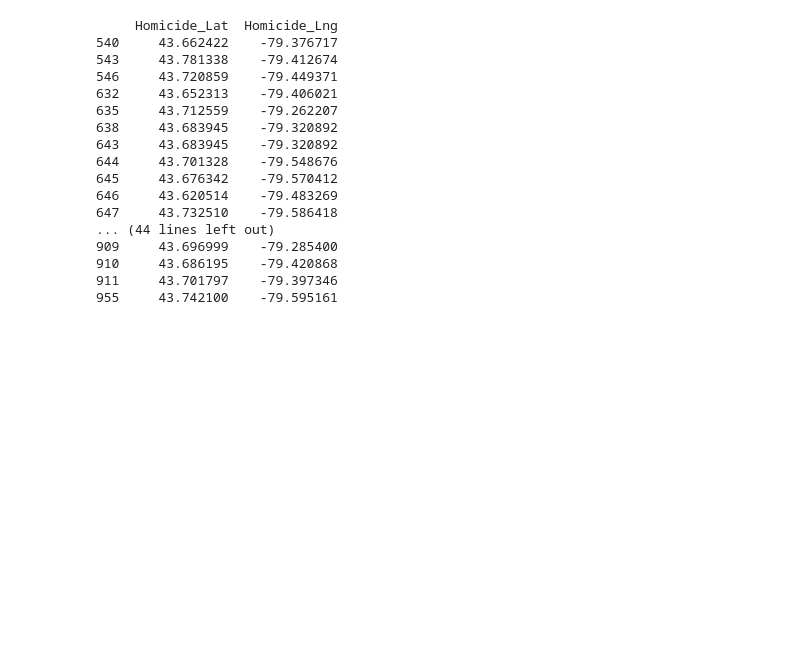
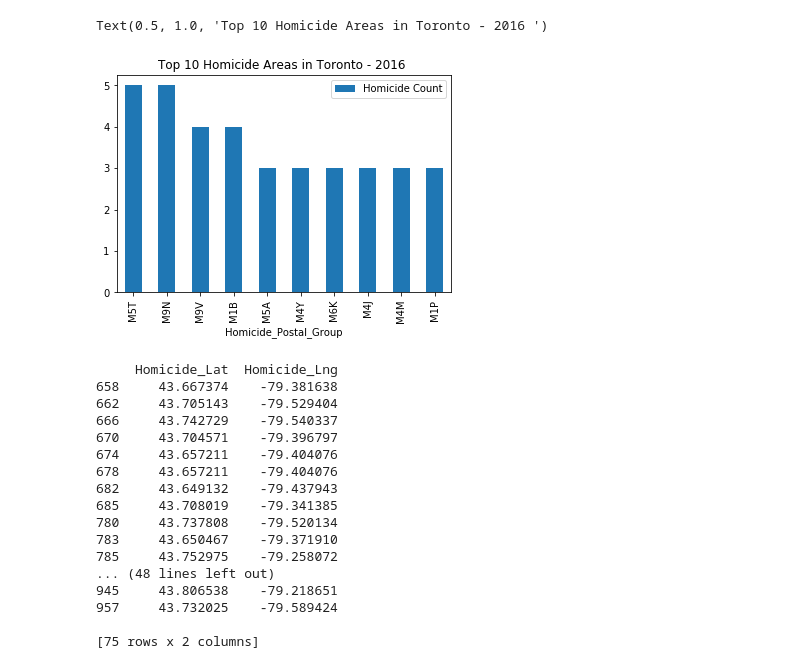
Before and after one commit to valltomm/Bootcamp_Project, a Jupyter notebook: Homicides.ipynb, the cells around one changed output. Drawn from its saved outputs; the diff is of its cells as text; code cells hidden in the pictures; blank space fills up the shorter version.

```diff
--- a/Homicides.ipynb
+++ b/Homicides.ipynb
@@ -65,0 +99,18 @@ dtype: int64
+# %%
+#Loop through the Homocide_pd and run a lat/long search for each city
+for index, row in homicide_data.iterrows():
+    latitude = row['Homicide_Lat']
+    longitude = row['Homicide_Lng']
+#Build the query url
+    base_url = "https://maps.googleapis.com/maps/api/geocode/json?key=" + gkey + "&latlng=" + f"{latitude},{longitude}"
+
+    #Make request
+    postalcode_neigh = requests.get(base_url)
+
+    code = postalcode_neigh.status_code
+
+    #Convert to json
+    postalcode_neigh = postalcode_neigh.json()
+    homicide_data.loc[index, "Homicide_Postal_Code"] = postalcode_neigh["results"][0]["address_components"][-1]["long_name"]
+    homicide_data.loc[index, "Homicide_Neighborhood2"] = postalcode_neigh["results"][1]["address_components"][1]["long_name"]
+    homicide_data["Homicide_Postal_Group"]=homicide_data['Homicide_Postal_Code'].str[:3]
@@ -65,0 +164,10 @@ dtype: int64
+# %%
+#Group homicide records by postal areas
+homicide_postal =homicide_data.groupby("Homicide_Postal_Group")
+homicide_postal_count = homicide_postal["Homicide_Postal_Group"].count()
+#homicide_rate = homicide_count/75
+#homicide_hm = pd.DataFrame({"Homicide Count":homicide_count, "Homocide Rate": homicide_rate})
+homicide_postal_bar = pd.DataFrame({"Homicide Count":homicide_postal_count})
+homicide_postal_bar_sort=homicide_postal_bar.sort_values("Homicide Count",ascending=False)
+homicide_postal_bar_top10 = homicide_postal_bar_sort.iloc[0:10]
+homicide_postal_bar_top10
@@ -66,22 +187,28 @@ dtype: int64
+# %%
+homicide_postal_bar_top10.plot(kind='bar')
+plt.title('Top 10 Homicide Areas in Toronto - 2016 ')
+# %% [output]
+Text(0.5, 1.0, 'Top 10 Homicide Areas in Toronto - 2016 ')
+[figure, added]
 # %%
-locations_homicie = homicide_data[["Homicide_Lat", "Homicide_Lng"]]
-print(locations_homicie)
+locations_homicide = homicide_data[["Homicide_Lat", "Homicide_Lng"]].astype(float)
+print(locations_homicide)
 # %% [output]
      Homicide_Lat  Homicide_Lng
-540     43.662422    -79.376717
-543     43.781338    -79.412674
-546     43.720859    -79.449371
-632     43.652313    -79.406021
-635     43.712559    -79.262207
-638     43.683945    -79.320892
-643     43.683945    -79.320892
-644     43.701328    -79.548676
-645     43.676342    -79.570412
-646     43.620514    -79.483269
-647     43.732510    -79.586418
-... (44 lines left out)
-909     43.696999    -79.285400
-910     43.686195    -79.420868
-911     43.701797    -79.397346
-955     43.742100    -79.595161
+658     43.667374    -79.381638
+662     43.705143    -79.529404
+666     43.742729    -79.540337
+670     43.704571    -79.396797
+674     43.657211    -79.404076
+678     43.657211    -79.404076
+682     43.649132    -79.437943
+685     43.708019    -79.341385
+780     43.737808    -79.520134
+783     43.650467    -79.371910
+785     43.752975    -79.258072
+... (48 lines left out)
+945     43.806538    -79.218651
+957     43.732025    -79.589424
+
+[75 rows x 2 columns]
 # %%
```
Also changed, not shown: parts of 17 cells of this notebook, 4 other files.
